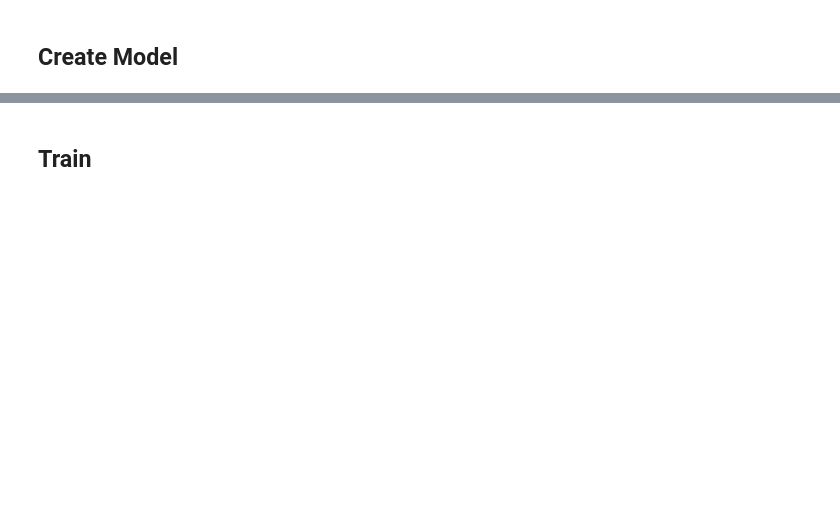
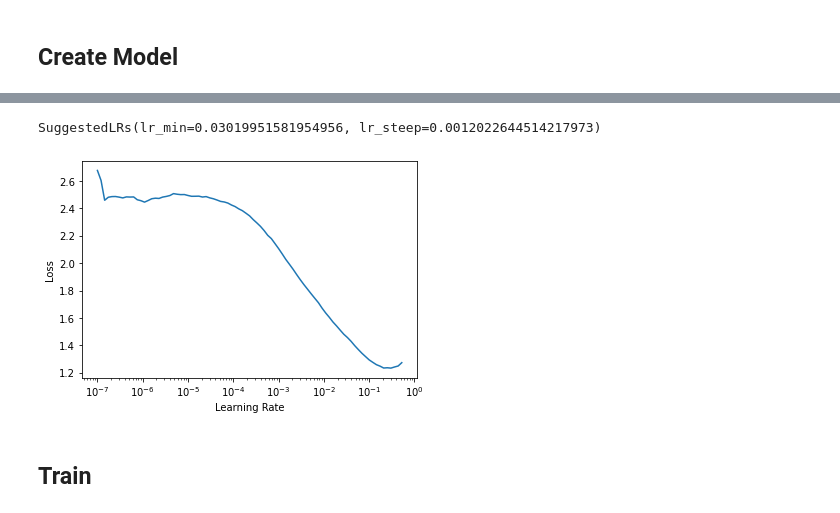
Before and after one commit to bwolfson97/plant_pathology, a Jupyter notebook: dev_nbs/experiments.ipynb, the cells around one changed output, grey strips where cells are left out. Saved outputs shown, nothing was run; the diff lists cells and outputs as text; code cells hidden in the pictures; blank space fills up the shorter version.

```diff
--- a/dev_nbs/experiments.ipynb
+++ b/dev_nbs/experiments.ipynb
@@ -18,4 +34,7 @@ dls.show_batch()
 # %% [markdown]
 ## Create Model
 # %%
-learn = cnn_learner(dls, resnet18, metrics=[accuracy, RocAuc], cbs=Wan)
+learn = cnn_learner(dls, resnet18, metrics=[accuracy, RocAuc()], cbs=WandbCallback(log_model=False))
+# %%
+learn.lr_find()
+# %% [output]
@@ -22,2 +42,4 @@ learn = cnn_learner(dls, resnet18, metrics=[accuracy, RocAuc], cbs=Wan)
+SuggestedLRs(lr_min=0.03019951581954956, lr_steep=0.0012022644514217973)
+[figure, added]
 # %% [markdown]
 ## Train
```
Also changed, not shown: parts of 15 cells of this notebook, 5 other files.
